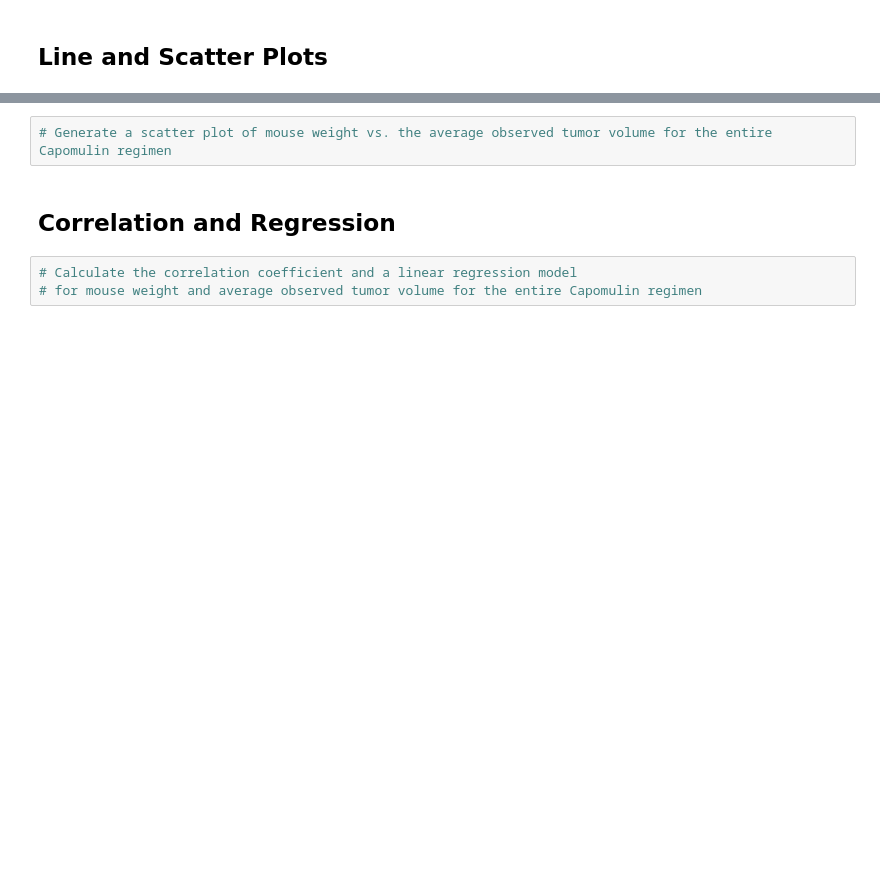
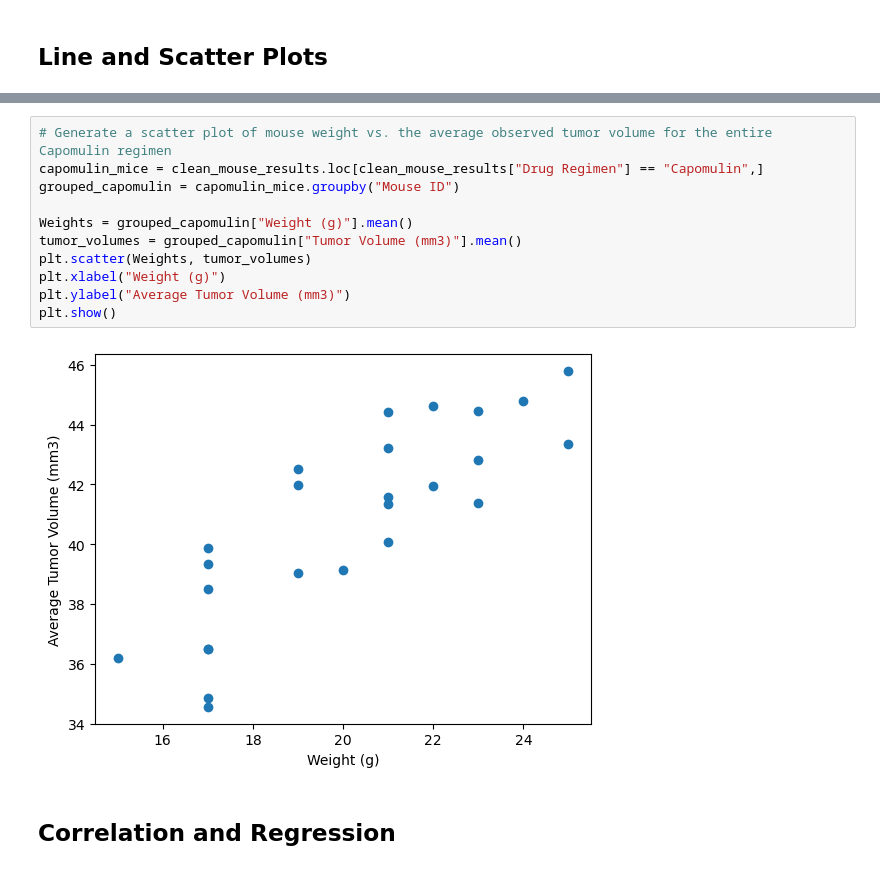
Before and after one commit to KamalFarran/matplotlib-challenge, a Jupyter notebook: Pymaceuticals/pymaceuticals_starter.ipynb, the cells around one changed output, grey strips where cells are left out. Drawn from its saved outputs; the diff is of its cells as text; blank space fills up the shorter version.

```diff
--- a/Pymaceuticals/pymaceuticals_starter.ipynb
+++ b/Pymaceuticals/pymaceuticals_starter.ipynb
@@ -256,7 +280,15 @@ plt.show()
 # %%
 # Generate a scatter plot of mouse weight vs. the average observed tumor volume for the entire Capomulin regimen
+capomulin_mice = clean_mouse_results.loc[clean_mouse_results["Drug Regimen"] == "Capomulin",]
+grouped_capomulin = capomulin_mice.groupby("Mouse ID")
+
+Weights = grouped_capomulin["Weight (g)"].mean()
+tumor_volumes = grouped_capomulin["Tumor Volume (mm3)"].mean()
+plt.scatter(Weights, tumor_volumes)
+plt.xlabel("Weight (g)")
+plt.ylabel("Average Tumor Volume (mm3)")
+plt.show()
+# %% [output]
+[figure, added]
 # %% [markdown]
 ## Correlation and Regression
-# %%
-# Calculate the correlation coefficient and a linear regression model
-# for mouse weight and average observed tumor volume for the entire Capomulin regimen
```
Also changed, not shown: parts of 5 cells of this notebook.
